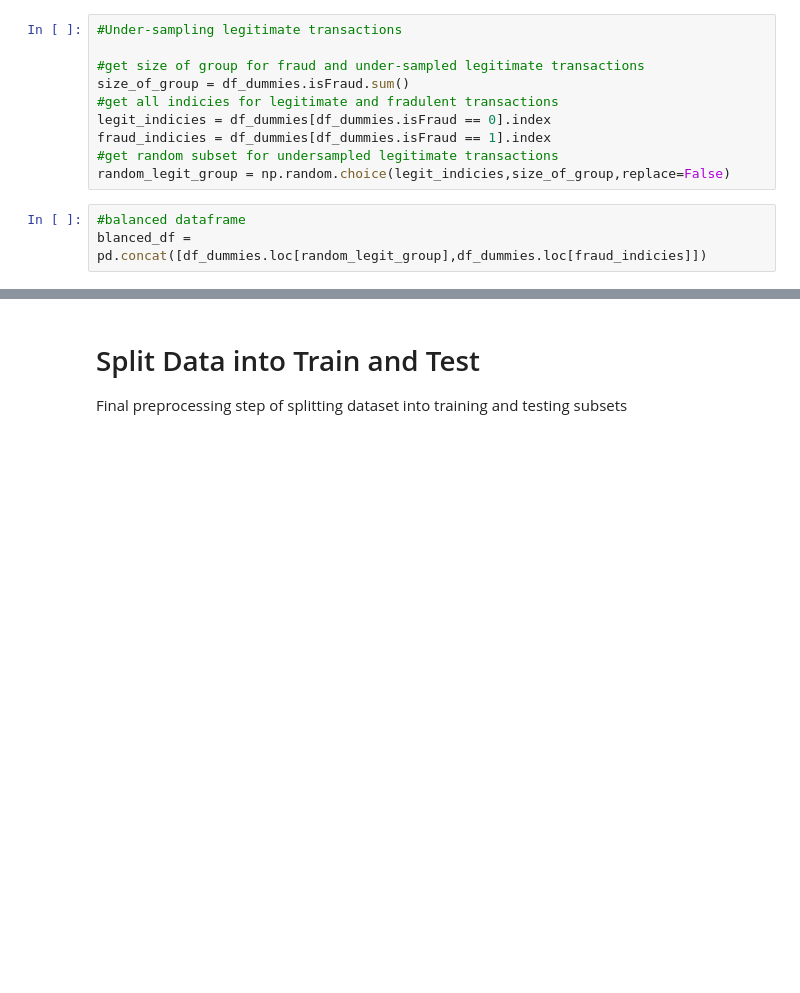
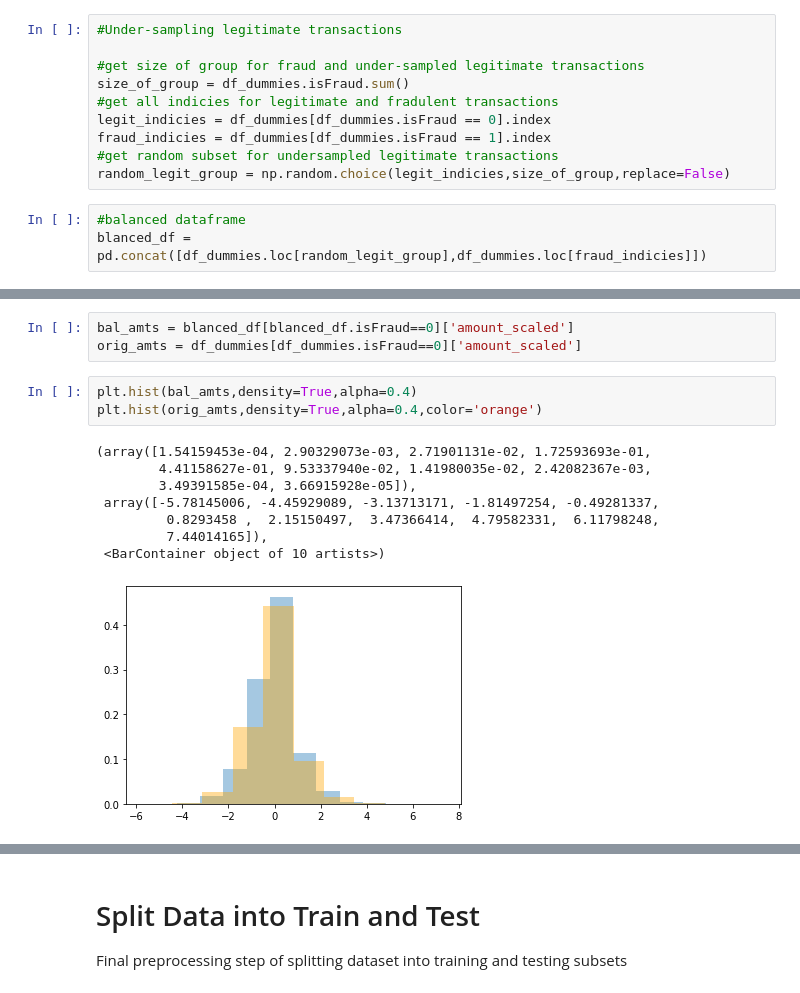
Before and after one commit to berdwitt/Fraud-Detection-in-Mobile-Money-Transactions, a Jupyter notebook: Notebooks/Preprocessing and Training Data.ipynb, the cells around one changed output, grey strips where cells are left out. Saved outputs shown, nothing was run; the diff lists cells and outputs as text; blank space fills up the shorter version.

```diff
--- a/Notebooks/Preprocessing and Training Data.ipynb
+++ b/Notebooks/Preprocessing and Training Data.ipynb
@@ -99,0 +160,15 @@ blanced_df = pd.concat([df_dummies.loc[random_legit_group],df_dummies.loc[fraud_
+# %%
+bal_amts = blanced_df[blanced_df.isFraud==0]['amount_scaled']
+orig_amts = df_dummies[df_dummies.isFraud==0]['amount_scaled']
+# %%
+plt.hist(bal_amts,density=True,alpha=0.4)
+plt.hist(orig_amts,density=True,alpha=0.4,color='orange')
+# %% [output]
+(array([1.54159453e-04, 2.90329073e-03, 2.71901131e-02, 1.72593693e-01,
+        4.41158627e-01, 9.53337940e-02, 1.41980035e-02, 2.42082367e-03,
+        3.49391585e-04, 3.66915928e-05]),
+ array([-5.78145006, -4.45929089, -3.13713171, -1.81497254, -0.49281337,
+         0.8293458 ,  2.15150497,  3.47366414,  4.79582331,  6.11798248,
+         7.44014165]),
+ <BarContainer object of 10 artists>)
+[figure, added]
```
Also changed, not shown: parts of 11 cells of this notebook.
